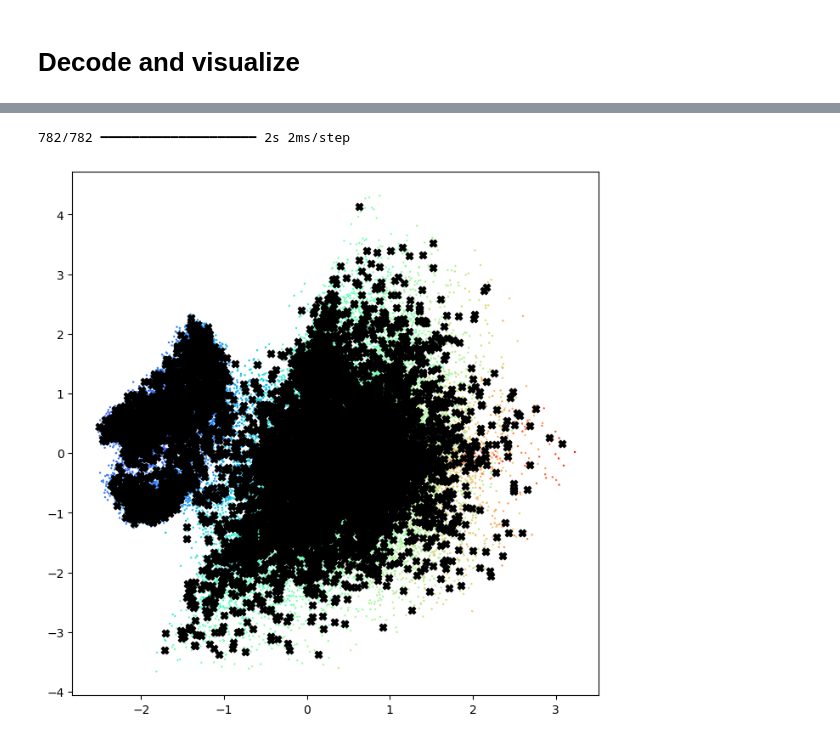
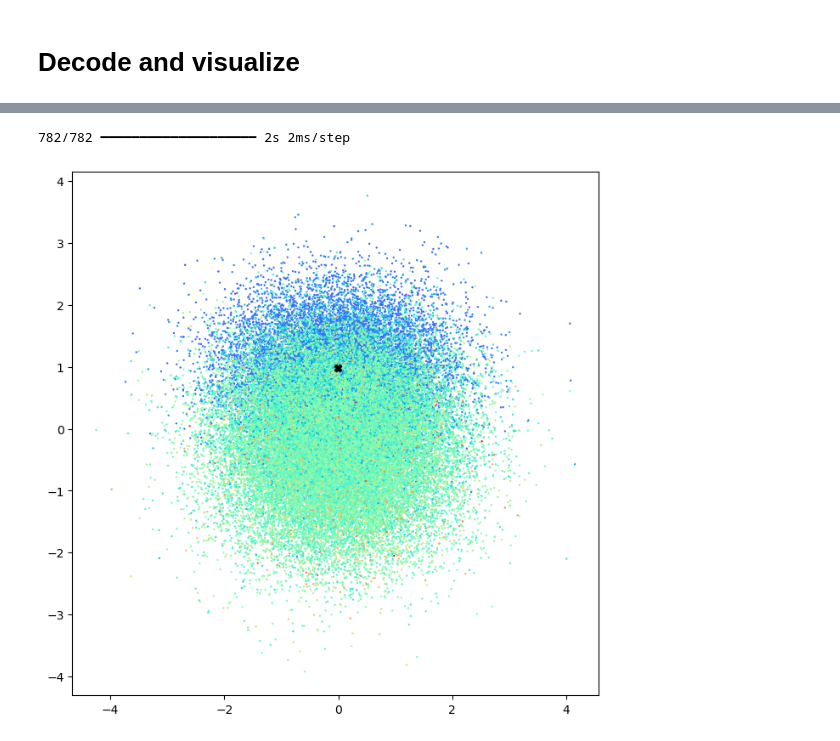
Before and after one commit to tedeschg/ASMSA, a Jupyter notebook: mydev/asmsa_vae.ipynb, the cells around one changed output, grey strips where cells are left out. Saved outputs shown, nothing was run; the diff lists cells and outputs as text; code cells hidden in the pictures.

Commit message:
b-vae beta BetaAnnealingCallback update

```diff
--- a/mydev/asmsa_vae.ipynb
+++ b/mydev/asmsa_vae.ipynb
@@ -80,6 +80,9 @@ Dataset Split Statistics:
   Seed: 42
 # %% [markdown]
 # VAE
+# %%
+nD = feat['n_distance_features']
+nA = feat['n_angle_features']
 # %%
 log_dir = "logs/autoencoder/" + datetime.datetime.now().strftime("%Y%m%d-%H%M%S")
 
@@ -98,3 +90,14 @@ except AttributeError:
+# %%
+recon_fn = asmsa_ae_loss(nD, nA, deltaD=0.1, deltaA=0.5, wD=None, wA=None)
+
+# 2) costruisci il VAE passando recon_fn
+beta_vae, enc, dec = asmsa_beta_vae(
+    n_features=feat['features_normalized'].shape[1],
+    latent_dim=latent_dim,
+    activation="gelu",
+    beta=0.001,
+    recon_fn=recon_fn
+)
 # %%
 beta_vae.fit(ds_train, epochs=500, validation_data=ds_val, callbacks=cb)
 # %% [output]
@@ -147,7 +156,7 @@ for batch_x, _ in ds_test.take(1):
     break
 
 sample_x_batch = tf.expand_dims(sample_x, axis=0)
-z_mean, z_log_var, test = encoder.predict(sample_x_batch)
+z_mean, z_log_var, test = enc.predict(sample_x_batch)
 
 z_mean
 # %% [output]
@@ -271,11 +166,11 @@ print("=" * 50)
 # %%
 target = np.array([0,-2]).reshape(1, latent_dim)
 bb_indices = traj.topology.select('backbone')
 ca_indices = traj.topology.select('name CA')
-emb, sample = plot_latent_space(latent_dim, encoder, ds_all, conf, tr, z_mean, bb_indices, model=nn_model, exact=False)
+emb, sample = plot_latent_space(latent_dim, enc, ds_all, conf, tr, z_mean, bb_indices, model=nn_model, exact=False)
 # %% [output]
 782/782 ━━━━━━━━━━━━━━━━━━━━ 2s 2ms/step
-[figure, old version]
+[figure, new version]
 # %%
 rms_ref = md.load_pdb(conf)
 rms_ref_bb  = rms_ref.atom_slice(bb_indices)
```
Also changed, not shown: parts of 20 cells of this notebook, 5 other files.
